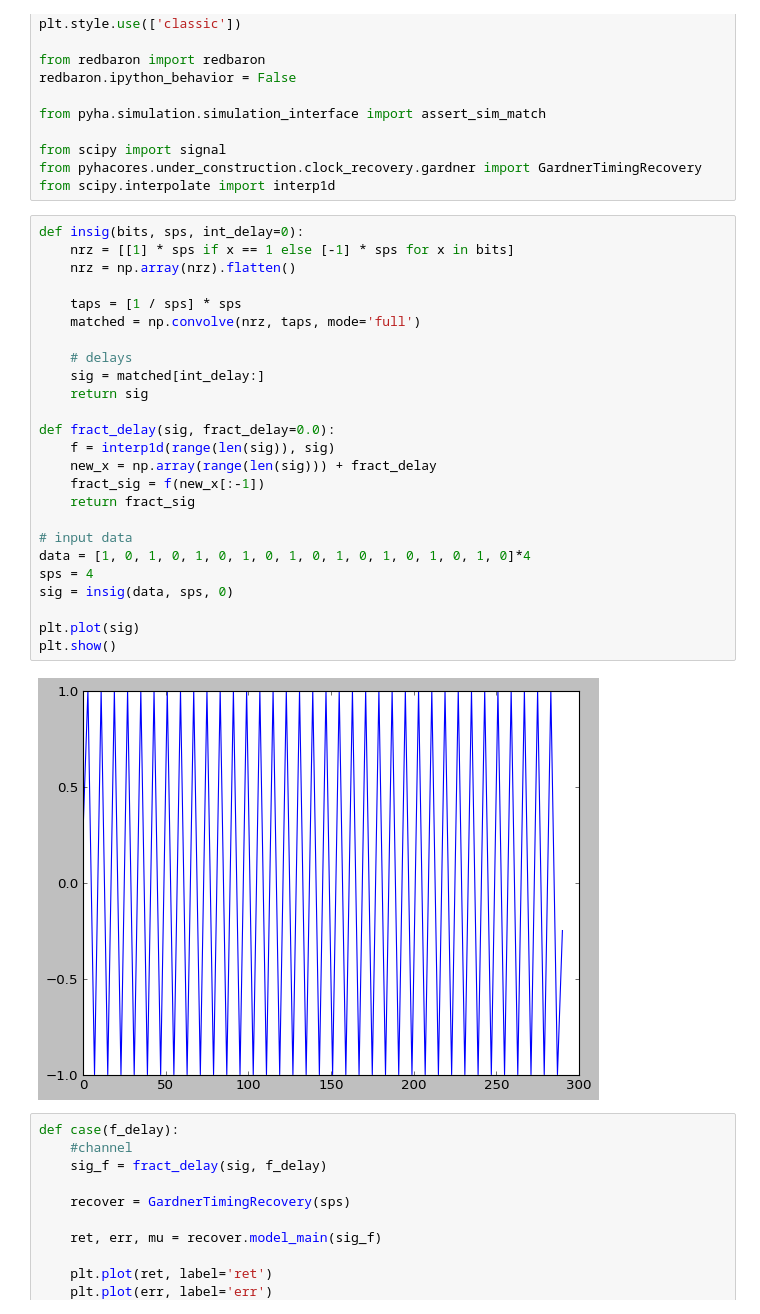
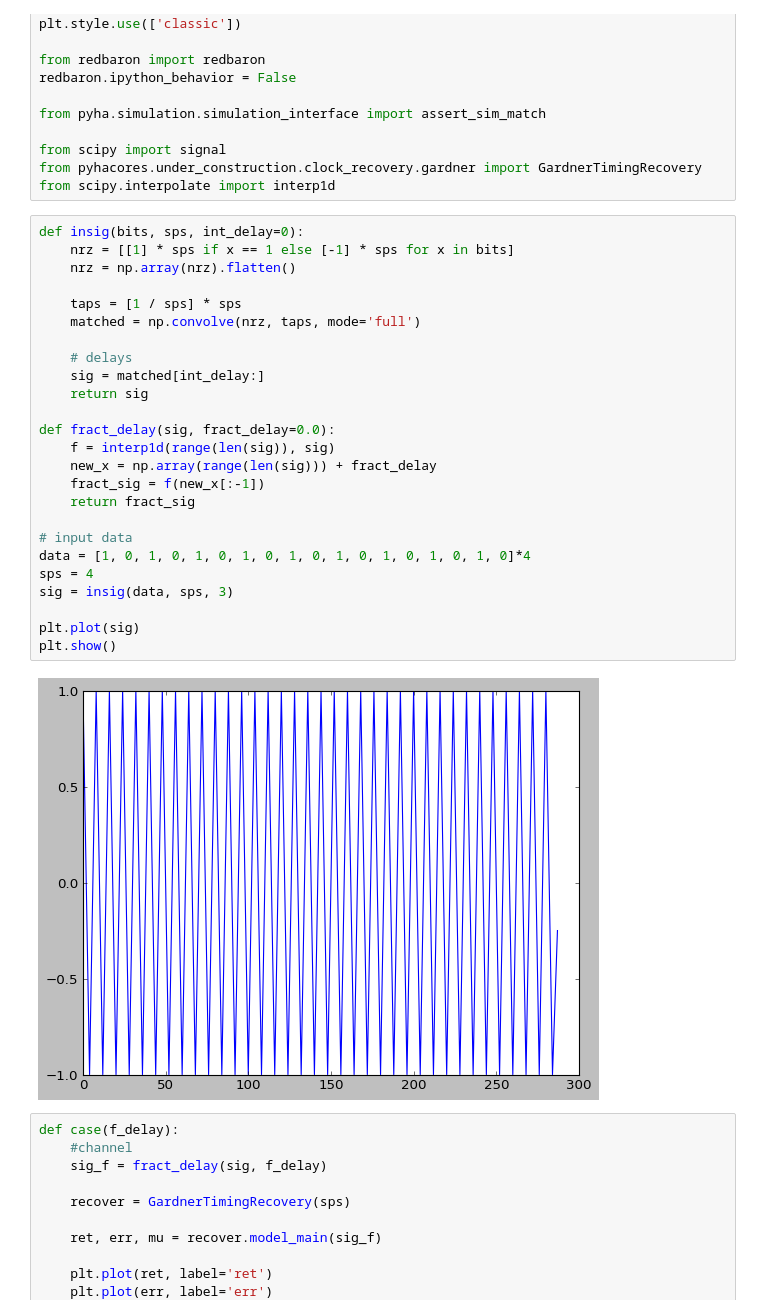
Before and after one commit to gasparka/pyhacores, a Jupyter notebook: pyhacores/under_construction/clock_recovery/test_basic_fractional.ipynb, the cells around one changed output. Cells and saved outputs as stored; diff of their text form.

```diff
--- a/pyhacores/under_construction/clock_recovery/test_basic_fractional.ipynb
+++ b/pyhacores/under_construction/clock_recovery/test_basic_fractional.ipynb
@@ -19,30 +19,30 @@ from scipy.interpolate import interp1d
 # %%
 def insig(bits, sps, int_delay=0):
     nrz = [[1] * sps if x == 1 else [-1] * sps for x in bits]
     nrz = np.array(nrz).flatten()
 
     taps = [1 / sps] * sps
     matched = np.convolve(nrz, taps, mode='full')
 
     # delays
     sig = matched[int_delay:]
     return sig
 
 def fract_delay(sig, fract_delay=0.0):
     f = interp1d(range(len(sig)), sig)
     new_x = np.array(range(len(sig))) + fract_delay
     fract_sig = f(new_x[:-1])
     return fract_sig
 
 # input data
 data = [1, 0, 1, 0, 1, 0, 1, 0, 1, 0, 1, 0, 1, 0, 1, 0, 1, 0]*4
 sps = 4
-sig = insig(data, sps, 0)
+sig = insig(data, sps, 3)
 
 plt.plot(sig)
 plt.show()
 # %% [output]
-[figure, old version]
+[figure, new version]
 # %%
 def case(f_delay):
     #channel
```
Also changed, not shown: parts of 1 cell of this notebook, 4 other files.
